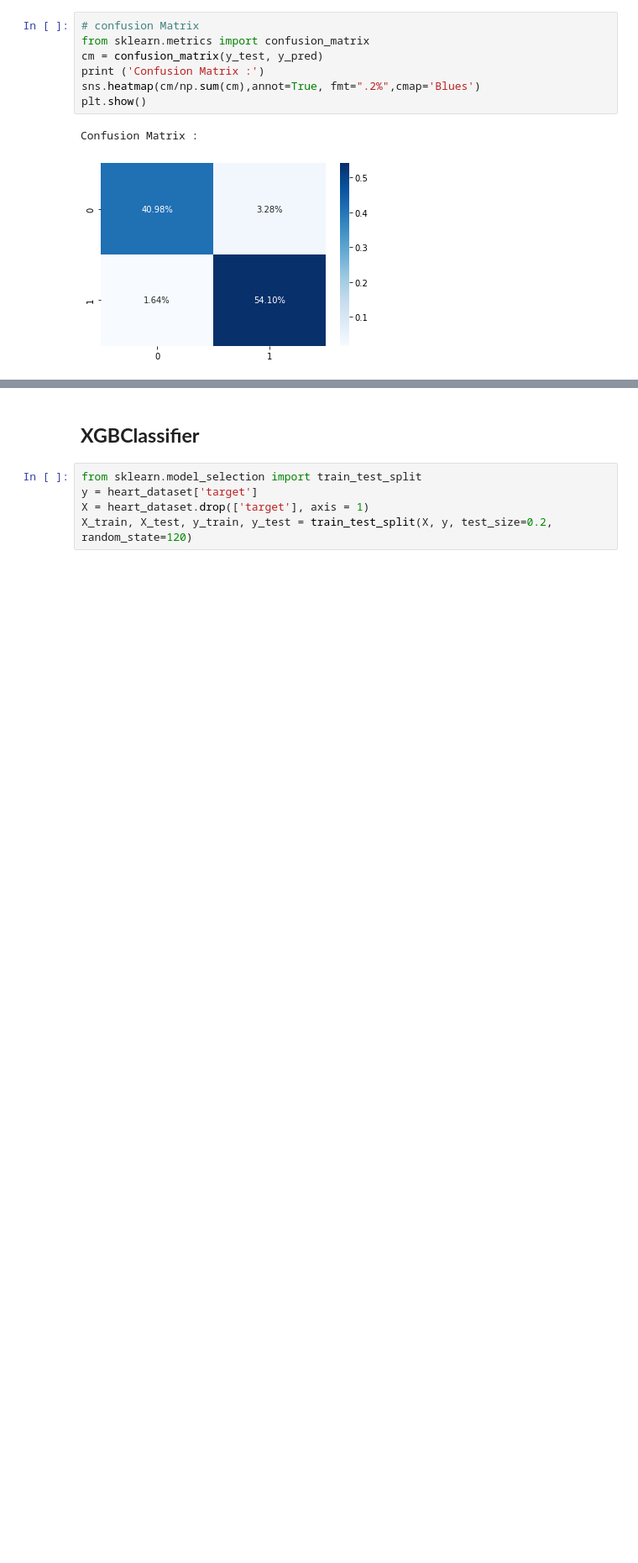
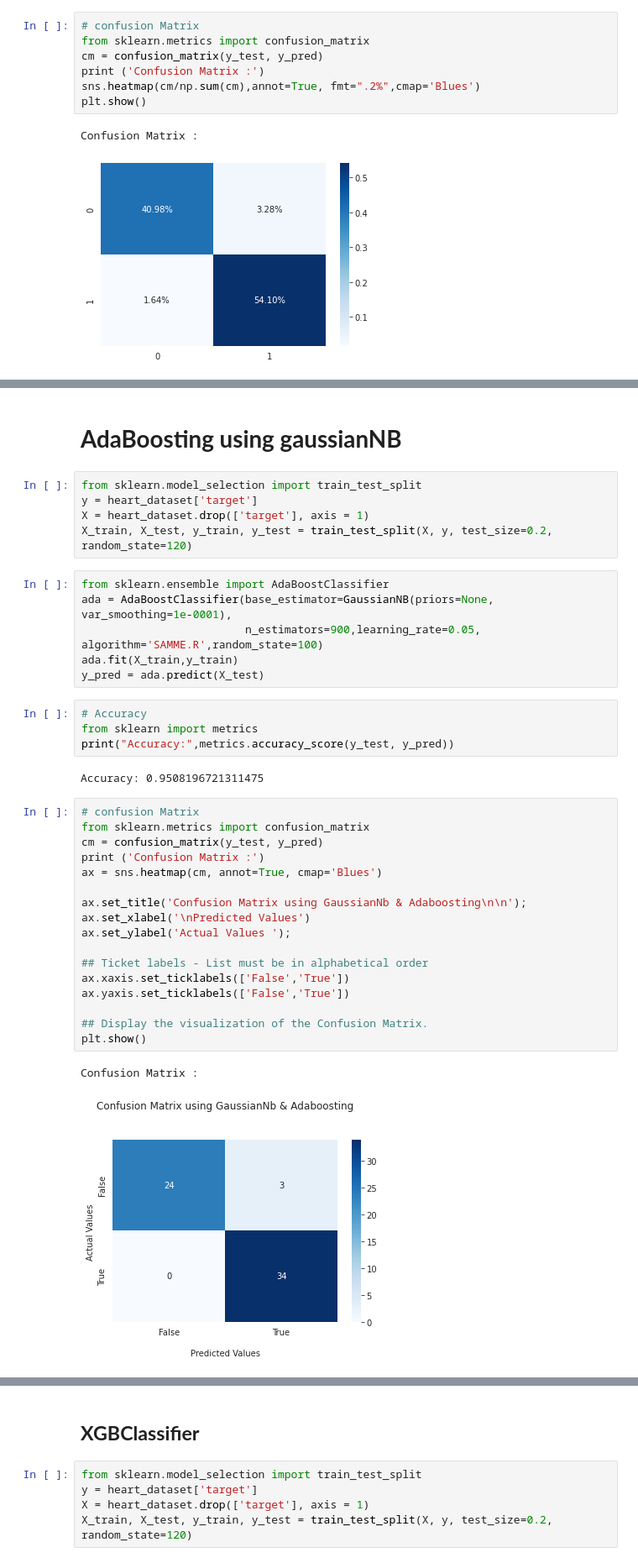
Before and after one commit to Zadak-H/Heart_Attack_Prediction, a Jupyter notebook: Heart_attack_prediction_classification.ipynb, the cells around one changed output, grey strips where cells are left out. Shown: that part at 84% size. Saved outputs shown, nothing was run; the diff lists cells and outputs as text; blank space fills up the shorter version.

```diff
--- a/Heart_attack_prediction_classification.ipynb
+++ b/Heart_attack_prediction_classification.ipynb
@@ -551,0 +609,39 @@ weighted avg       0.95      0.95      0.95        61
+# %% [markdown]
+# **AdaBoosting using gaussianNB**
+# %%
+from sklearn.model_selection import train_test_split
+y = heart_dataset['target']
+X = heart_dataset.drop(['target'], axis = 1)
+X_train, X_test, y_train, y_test = train_test_split(X, y, test_size=0.2, random_state=120)
+# %%
+from sklearn.ensemble import AdaBoostClassifier
+ada = AdaBoostClassifier(base_estimator=GaussianNB(priors=None, var_smoothing=1e-0001),
+                         n_estimators=900,learning_rate=0.05, algorithm='SAMME.R',random_state=100)
+ada.fit(X_train,y_train)
+y_pred = ada.predict(X_test)
+# %%
+# Accuracy
+from sklearn import metrics
+print("Accuracy:",metrics.accuracy_score(y_test, y_pred))
+# %% [output]
+Accuracy: 0.9508196721311475
+# %%
+# confusion Matrix
+from sklearn.metrics import confusion_matrix
+cm = confusion_matrix(y_test, y_pred)
+print ('Confusion Matrix :')
+ax = sns.heatmap(cm, annot=True, cmap='Blues')
+
+ax.set_title('Confusion Matrix using GaussianNb & Adaboosting\n\n');
+ax.set_xlabel('\nPredicted Values')
+ax.set_ylabel('Actual Values ');
+
+## Ticket labels - List must be in alphabetical order
+ax.xaxis.set_ticklabels(['False','True'])
+ax.yaxis.set_ticklabels(['False','True'])
+
+## Display the visualization of the Confusion Matrix.
+plt.show()
+# %% [output]
+Confusion Matrix :
+[figure, added]
```
Also changed, not shown: parts of 25 cells of this notebook.
